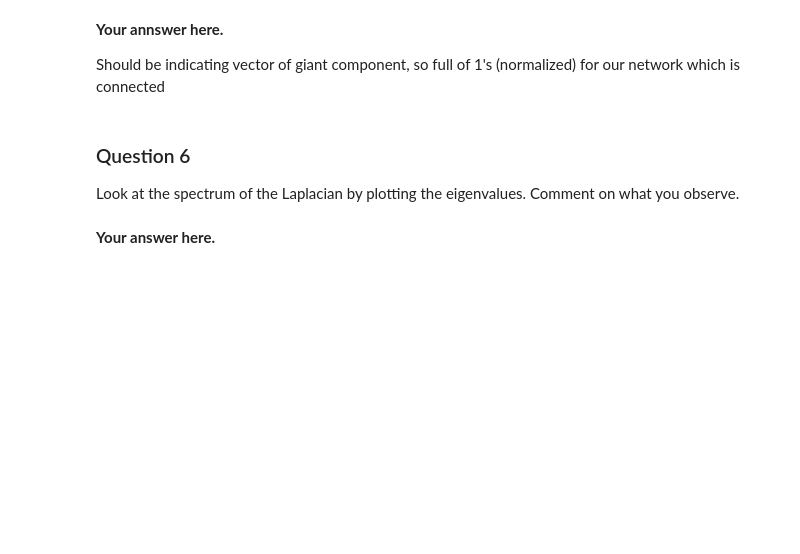
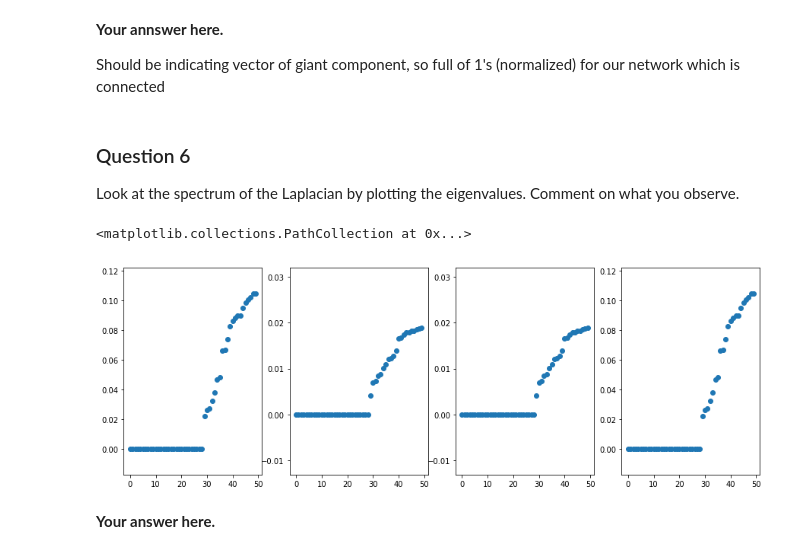
Before and after one commit to vndk36/Project_ntds2018, a Jupyter notebook: Milestone_3/3_spectral_graph_theory_AlCi.ipynb, the cells around one changed output. Cells and saved outputs as stored; diff of their text form; code cells hidden in the pictures; blank space fills up the shorter version.

```diff
--- a/Milestone_3/3_spectral_graph_theory_AlCi.ipynb
+++ b/Milestone_3/3_spectral_graph_theory_AlCi.ipynb
@@ -144,24 +181,25 @@ Compute the eigendecomposition of the Laplacian $L = U^\top \Lambda U$, where th
 
 Make sure that the eigenvalues are ordered, i.e., $0 = \lambda_1 \leq \lambda_2 \leq \dots \leq \lambda_N$.
 # %%
-vals,vects = scipy.linalg.eigh(laplacian.toarray())
-#vals_sparse, _ = sparse.linalg.eigsh(laplacian,100, which='SM')
-vals.sort()
-print(vals[0])
+# Scipy linalg (not scipy.sparse.linagl!!!)
+vals_norm,vects_norm = scipy.linalg.eigh(laplacian.toarray())
+print(vals_norm[0])
 
+# Numpy linalg
 eigenvalues, eigenvectors = np.linalg.eigh(laplacian.toarray())
 print(eigenvalues[0])
 
+# NetworkX spectrum (unormalized laplacian)
 lam=nx.laplacian_spectrum(G)
 print(lam[0])
 
-lam_np, _=np.linalg.eig(lap_a)
-lam_np.sort()
-print(lam_np[0])
+# Numpy linalg for unormalized laplacian
+vals_un, vects_un=scipy.linalg.eigh(lap_a)
+print(vals_un[0])
 
 #assert eigenvectors.shape == (n_nodes, n_nodes)
 
 ## can be very expensive, downsample more if takes too long O(n^3)... (should be fine with ours)
 ## watch the order, depending on the eigensolver
-#tester le computation time de chaque solver et prendre le moins long ?
+# tester le computation time de chaque solver et prendre le moins long ?
 # %% [output]
@@ -266,3 +279,33 @@ Comment on what you observe.
+# %%
+eig_min=0
+eig_max=50
+x = range(eig_min,eig_max,1)
+
+plt.figure(figsize=(15,5))
+
+
+plt.subplot(141)
+#plt.plot(vals)
+plt.scatter(x,vals_norm[eig_min:eig_max])
+#plt.scatter(vals[:exe],list(np.ones((exe,1))))
+
+plt.subplot(142)
+#plt.plot(lam)
+plt.scatter(x,lam[eig_min:eig_max])
+#plt.scatter(lam[:exe],list(np.ones((exe,1))))
+
+plt.subplot(143)
+#plt.plot(lam_np)
+plt.scatter(x,vals_un[eig_min:eig_max])
+#plt.scatter(lam_np[:exe],list(np.ones((exe,1))))
+
+plt.subplot(144)
+#plt.plot(eigenvalues)
+plt.scatter(x,eigenvalues[eig_min:eig_max])
+#plt.scatter(eigenvalues[:exe],list(np.ones((exe,1))))
+# %% [output]
+<matplotlib.collections.PathCollection at 0x...>
+[figure, added]
 # %% [markdown]
 **Your answer here.**
 # %% [markdown]
```
Also changed, not shown: parts of 21 cells of this notebook, 1 other file.
